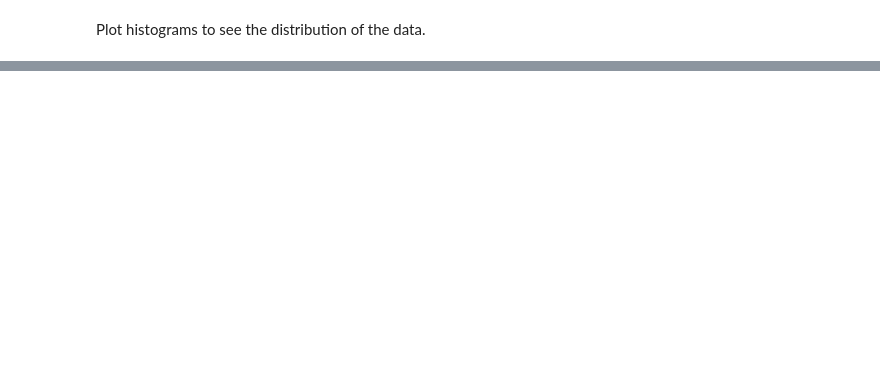
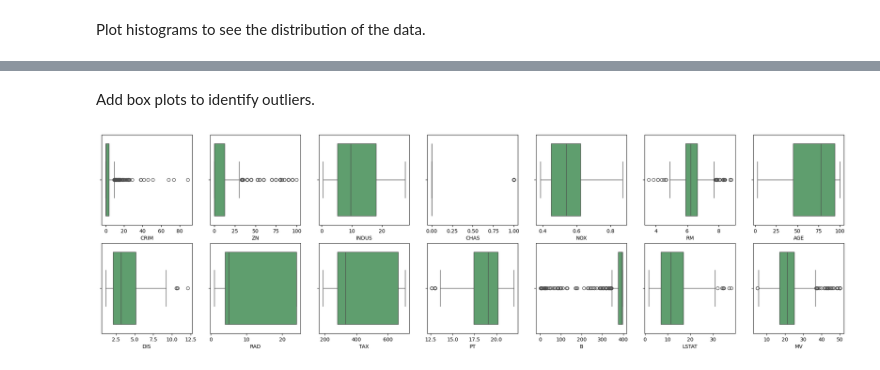
Before and after one commit to Ri-Dearg/data-analytics-dbs, a Jupyter notebook: statistics/ca1-boston-data/ca1.ipynb, the cells around one changed output, grey strips where cells are left out. Saved outputs shown, nothing was run; the diff lists cells and outputs as text; code cells hidden in the pictures; blank space fills up the shorter version.

```diff
--- a/statistics/ca1-boston-data/ca1.ipynb
+++ b/statistics/ca1-boston-data/ca1.ipynb
@@ -64,0 +71,14 @@ for i, col in enumerate(boston_cols):
+# %% [markdown]
+Add box plots to identify outliers.
+# %%
+
+# Structure plots to easily fit the data.
+fig_plot, axes = plt.subplots(2, 7, figsize=(26, 7))
+
+# Flatten axes so it is easier to enumerate.
+axes = axes.flatten()
+
+for i, col in enumerate(boston_cols):
+    sns.boxplot(data=boston_csv, x=col, ax=axes[i])
+# %% [output]
+[figure, added]
```
Also changed, not shown: parts of 2 cells of this notebook.
